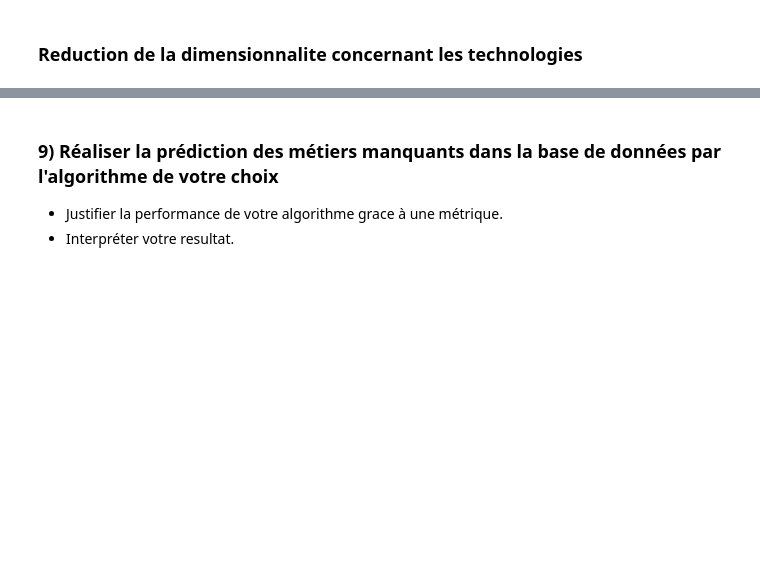
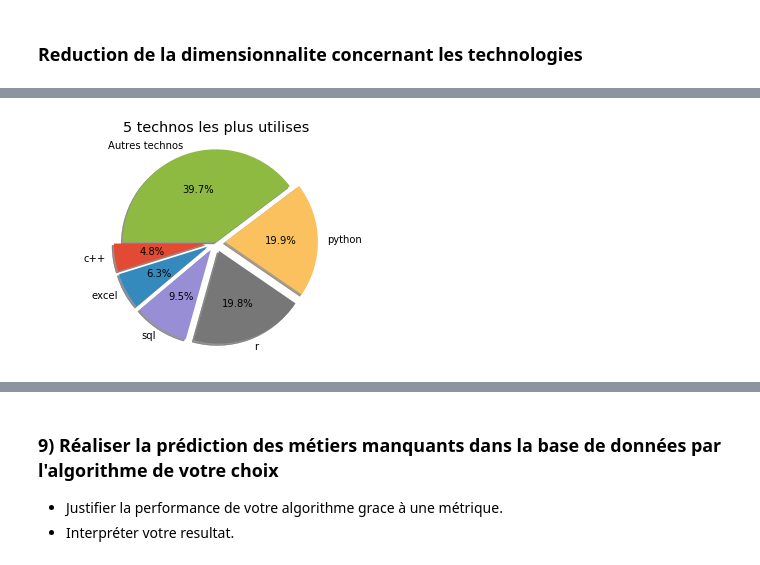
Before and after one commit to AngeKouame/AGILA-DATASET, a Jupyter notebook: Test_Technique_ML.ipynb, the cells around one changed output, grey strips where cells are left out. Cells and saved outputs as stored; diff of their text form; code cells hidden in the pictures; blank space fills up the shorter version.

```diff
--- a/Test_Technique_ML.ipynb
+++ b/Test_Technique_ML.ipynb
@@ -470,3 +472,0 @@ clustering_validity
-# %%
-df['kmean_label'] = kmeans.labels_
-df['agglo_label'] = clustering.labels_
@@ -474,0 +487,10 @@ df.head()
+# %%
+df['profil_technique'] = preds2
+# %%
+groupe_0 = df[df.profil_technique==0]
+groupe_1 = df[df.profil_technique==1]
+liste_logiciel_0, liste_des_logiciels_utilises_0 = get_list_of_technologies(groupe_0, 'Technologies_reelles', '/')
+liste_logiciel_1, liste_des_logiciels_utilises_1 = get_list_of_technologies(groupe_1, 'Technologies_reelles', '/')
+plotting_most_used_technologies(5, liste_des_logiciels_utilises_0)
+# %% [output]
+[figure, added]
```
Also changed, not shown: parts of 57 cells of this notebook.
